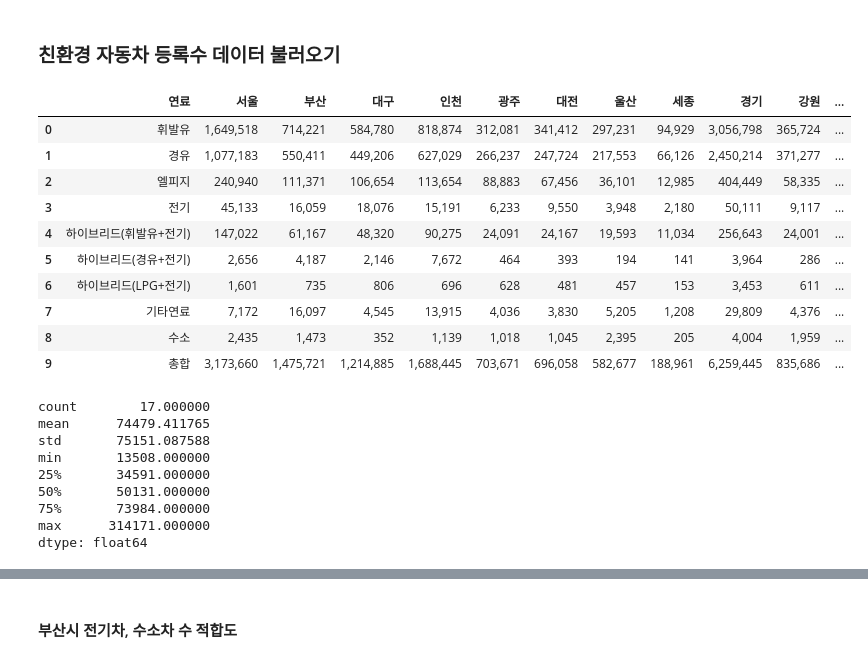
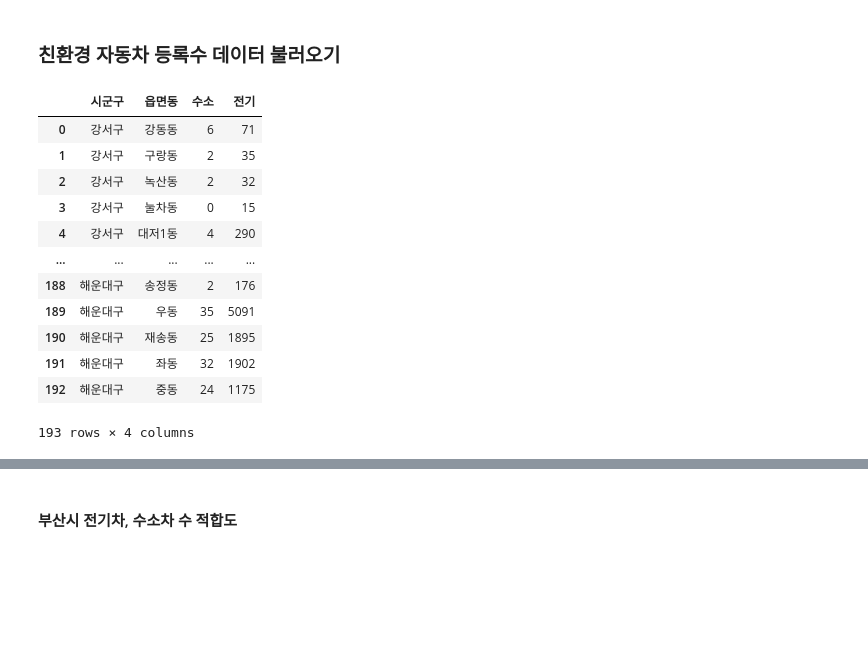
Before and after one commit to jhparkland/Green-Car-Charging-Station-Site-Selection, a Jupyter notebook: Notebook/GVCS/GVCS.ipynb, the cells around one changed output, grey strips where cells are left out. Cells and saved outputs as stored; diff of their text form; code cells hidden in the pictures; blank space fills up the shorter version.

```diff
--- a/Notebook/GVCS/GVCS.ipynb
+++ b/Notebook/GVCS/GVCS.ipynb
@@ -417,41 +491,20 @@ foottraffic_pro
 # %% [markdown]
 ### 친환경 자동차 등록수 데이터 불러오기
 # %%
-vehicle_file_path = 'C:\\Users\\SAMSUNG\\Desktop\\Green-Car-Charging-Station-Site-Selection\\Data\\연료별 자동차 등록 수.csv'
+vehicle_file_path = 'C:\\Users\\SAMSUNG\\Desktop\\Green-Car-Charging-Station-Site-Selection\\Data\\부산광역시_법정동별연료별차종별_자동차등록대수.csv'
 df_vehicle = pd.read_csv(vehicle_file_path, encoding='cp949')
-drop_col = df_vehicle.iloc[:,1:3].columns.tolist()
-df_vehicle.drop(columns=drop_col,inplace=True)
 df_vehicle
 # %% [output]
-|  | 연료 | 서울 | 부산 | 대구 | 인천 | 광주 | 대전 | 울산 | 세종 | 경기 | 강원 | ... |
-| 0 | 휘발유 | 1,649,518 | 714,221 | 584,780 | 818,874 | 312,081 | 341,412 | 297,231 | 94,929 | 3,056,798 | 365,724 | ... |
-| 1 | 경유 | 1,077,183 | 550,411 | 449,206 | 627,029 | 266,237 | 247,724 | 217,553 | 66,126 | 2,450,214 | 371,277 | ... |
-| 2 | 엘피지 | 240,940 | 111,371 | 106,654 | 113,654 | 88,883 | 67,456 | 36,101 | 12,985 | 404,449 | 58,335 | ... |
-| 3 | 전기 | 45,133 | 16,059 | 18,076 | 15,191 | 6,233 | 9,550 | 3,948 | 2,180 | 50,111 | 9,117 | ... |
-| 4 | 하이브리드(휘발유+전기) | 147,022 | 61,167 | 48,320 | 90,275 | 24,091 | 24,167 | 19,593 | 11,034 | 256,643 | 24,001 | ... |
-| 5 | 하이브리드(경유+전기) | 2,656 | 4,187 | 2,146 | 7,672 | 464 | 393 | 194 | 141 | 3,964 | 286 | ... |
-| 6 | 하이브리드(LPG+전기) | 1,601 | 735 | 806 | 696 | 628 | 481 | 457 | 153 | 3,453 | 611 | ... |
-| 7 | 기타연료 | 7,172 | 16,097 | 4,545 | 13,915 | 4,036 | 3,830 | 5,205 | 1,208 | 29,809 | 4,376 | ... |
-| 8 | 수소 | 2,435 | 1,473 | 352 | 1,139 | 1,018 | 1,045 | 2,395 | 205 | 4,004 | 1,959 | ... |
-| 9 | 총합 | 3,173,660 | 1,475,721 | 1,214,885 | 1,688,445 | 703,671 | 696,058 | 582,677 | 188,961 | 6,259,445 | 835,686 | ... |
+|  | 시군구 | 읍면동 | 수소 | 전기 |
+| 0 | 강서구 | 강동동 | 6 | 71 |
+| 1 | 강서구 | 구랑동 | 2 | 35 |
+| 2 | 강서구 | 녹산동 | 2 | 32 |
+| 3 | 강서구 | 눌차동 | 0 | 15 |
+| 4 | 강서구 | 대저1동 | 4 | 290 |
+| ... | ... | ... | ... | ... |
+| 188 | 해운대구 | 송정동 | 2 | 176 |
+| 189 | 해운대구 | 우동 | 35 | 5091 |
+| 190 | 해운대구 | 재송동 | 25 | 1895 |
+| 191 | 해운대구 | 좌동 | 32 | 1902 |
+| 192 | 해운대구 | 중동 | 24 | 1175 |
+193 rows × 4 columns
-# %%
-# 전국 자동차 수 통계값 구하기 (전기, 수소)
-col = df_vehicle.iloc[:,1:].columns.tolist()
-for c in col:
-    advanced_replace(df_vehicle,c,'-',r'[^0-9.0-9]')
-    df_vehicle[c] = df_vehicle[c].astype(int)
-df_elec_vehicle = df_vehicle.iloc[3:7,:-1].sum()
-df_elec_vehicle = df_elec_vehicle[1:]
-
-df_elec_vehicle = df_elec_vehicle.astype(int)
-df_elec_vehicle.describe()
-# %% [output]
-count        17.000000
-mean      74479.411765
-std       75151.087588
-min       13508.000000
-25%       34591.000000
-50%       50131.000000
-75%       73984.000000
-max      314171.000000
-dtype: float64
```
Also changed, not shown: parts of 29 cells of this notebook, 13 other files.
